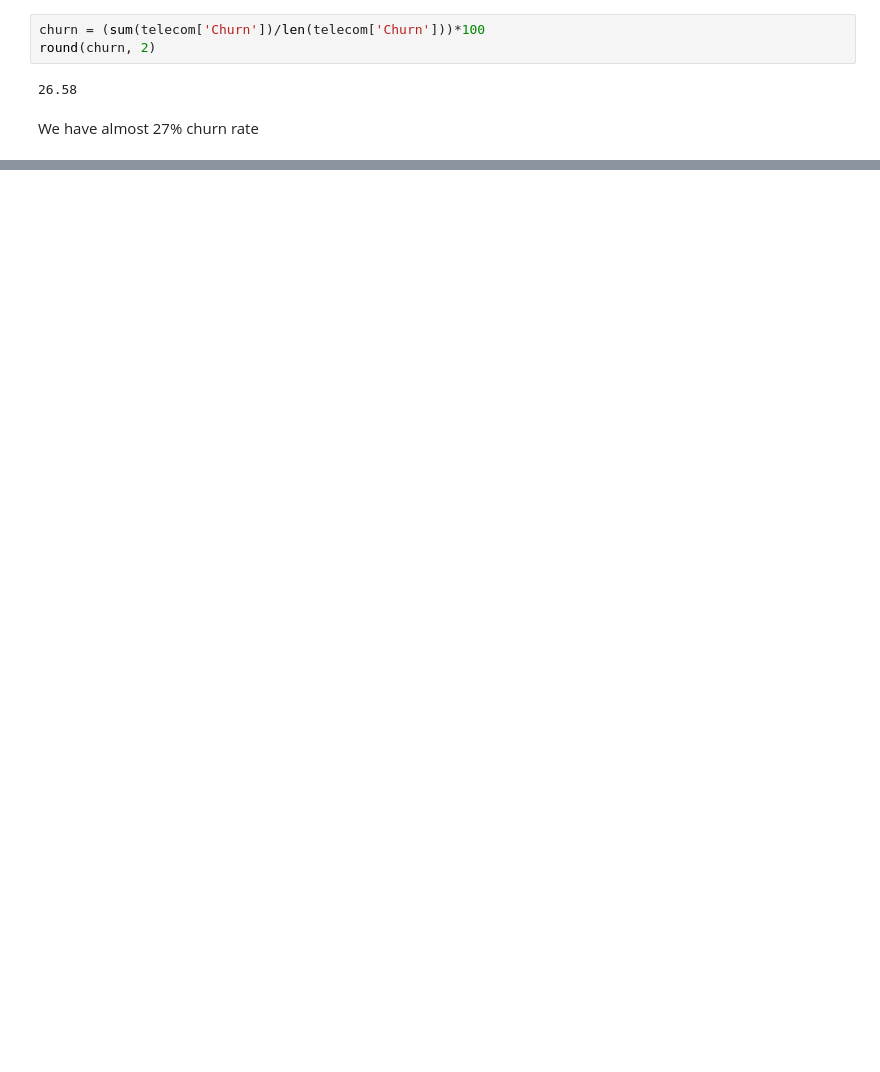
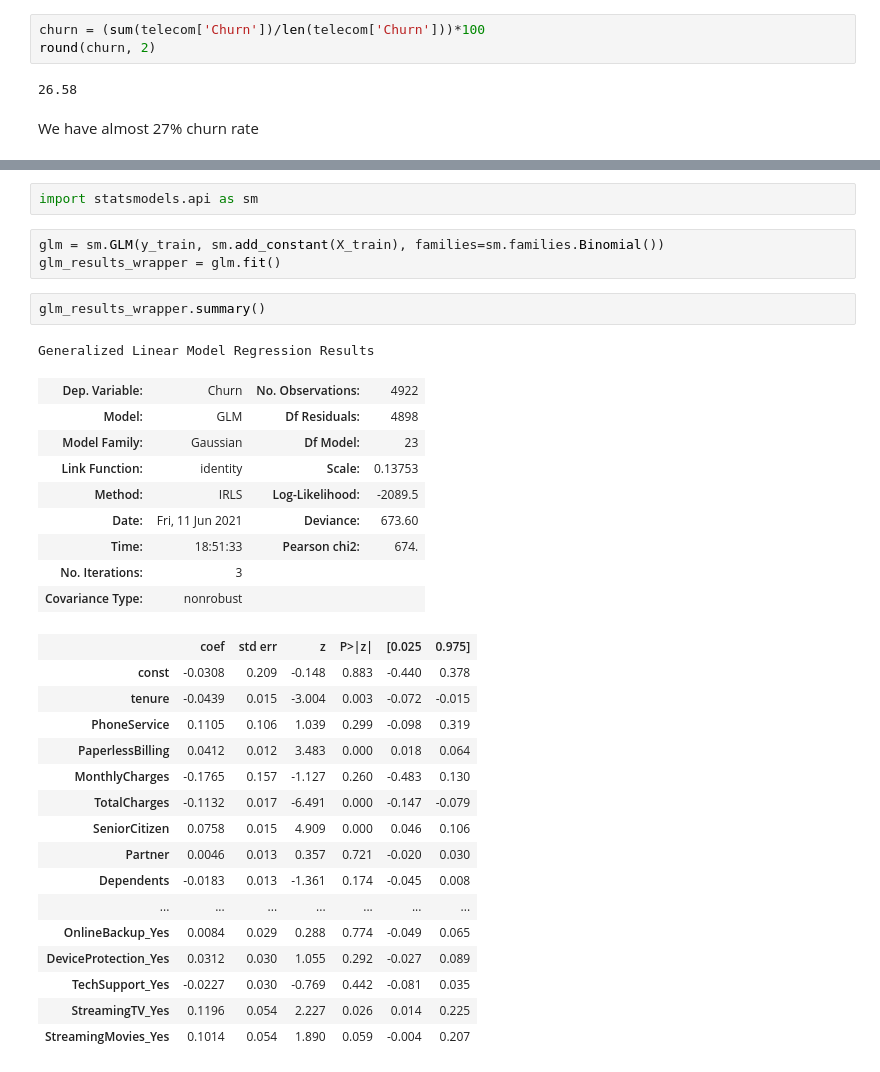
Before and after one commit to raditz2488/AIML, a Jupyter notebook: MultipleLogisticRegression/TelecomChurn/TelecomChurn.ipynb, the cells around one changed output, grey strips where cells are left out. Saved outputs shown, nothing was run; the diff lists cells and outputs as text; blank space fills up the shorter version.

```diff
--- a/MultipleLogisticRegression/TelecomChurn/TelecomChurn.ipynb
+++ b/MultipleLogisticRegression/TelecomChurn/TelecomChurn.ipynb
@@ -382,0 +417,34 @@ round(churn, 2)
+# %%
+import statsmodels.api as sm
+# %%
+glm = sm.GLM(y_train, sm.add_constant(X_train), families=sm.families.Binomial())
+glm_results_wrapper = glm.fit()
+# %%
+glm_results_wrapper.summary()
+# %% [output]
+Generalized Linear Model Regression Results
+| Dep. Variable: | Churn | No. Observations: | 4922 |
+| Model: | GLM | Df Residuals: | 4898 |
+| Model Family: | Gaussian | Df Model: | 23 |
+| Link Function: | identity | Scale: | 0.13753 |
+| Method: | IRLS | Log-Likelihood: | -2089.5 |
+| Date: | Fri, 11 Jun 2021 | Deviance: | 673.60 |
+| Time: | 18:51:33 | Pearson chi2: | 674. |
+| No. Iterations: | 3 |  |  |
+| Covariance Type: | nonrobust |  |  |
+|  | coef | std err | z | P>|z| | [0.025 | 0.975] |
+| const | -0.0308 | 0.209 | -0.148 | 0.883 | -0.440 | 0.378 |
+| tenure | -0.0439 | 0.015 | -3.004 | 0.003 | -0.072 | -0.015 |
+| PhoneService | 0.1105 | 0.106 | 1.039 | 0.299 | -0.098 | 0.319 |
+| PaperlessBilling | 0.0412 | 0.012 | 3.483 | 0.000 | 0.018 | 0.064 |
+| MonthlyCharges | -0.1765 | 0.157 | -1.127 | 0.260 | -0.483 | 0.130 |
+| TotalCharges | -0.1132 | 0.017 | -6.491 | 0.000 | -0.147 | -0.079 |
+| SeniorCitizen | 0.0758 | 0.015 | 4.909 | 0.000 | 0.046 | 0.106 |
+| Partner | 0.0046 | 0.013 | 0.357 | 0.721 | -0.020 | 0.030 |
+| Dependents | -0.0183 | 0.013 | -1.361 | 0.174 | -0.045 | 0.008 |
+| ... | ... | ... | ... | ... | ... | ... |
+| OnlineBackup_Yes | 0.0084 | 0.029 | 0.288 | 0.774 | -0.049 | 0.065 |
+| DeviceProtection_Yes | 0.0312 | 0.030 | 1.055 | 0.292 | -0.027 | 0.089 |
+| TechSupport_Yes | -0.0227 | 0.030 | -0.769 | 0.442 | -0.081 | 0.035 |
+| StreamingTV_Yes | 0.1196 | 0.054 | 2.227 | 0.026 | 0.014 | 0.225 |
+| StreamingMovies_Yes | 0.1014 | 0.054 | 1.890 | 0.059 | -0.004 | 0.207 |
```
Also changed, not shown: parts of 12 cells of this notebook.
